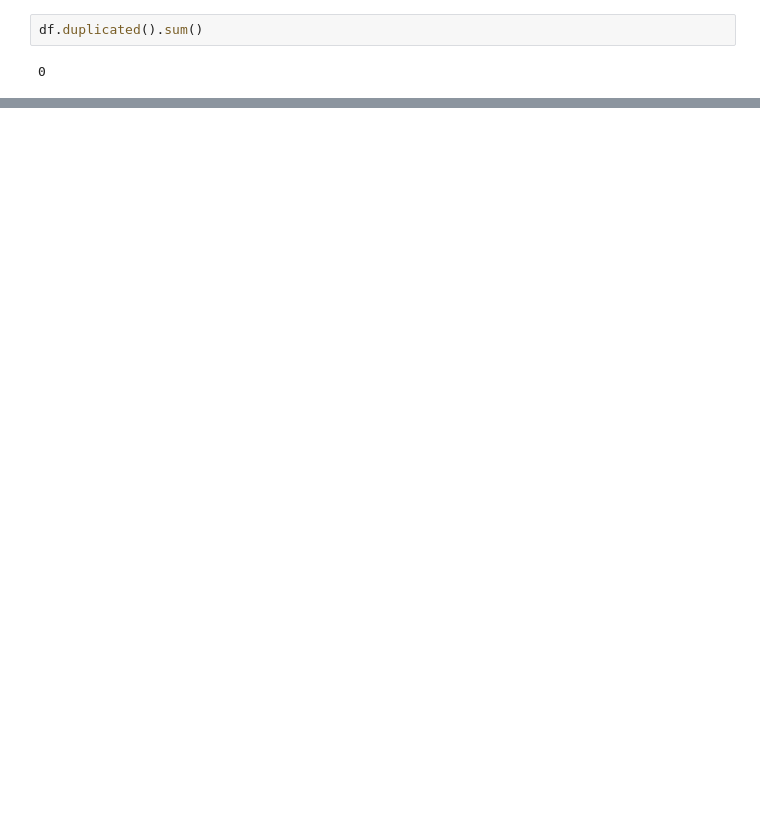
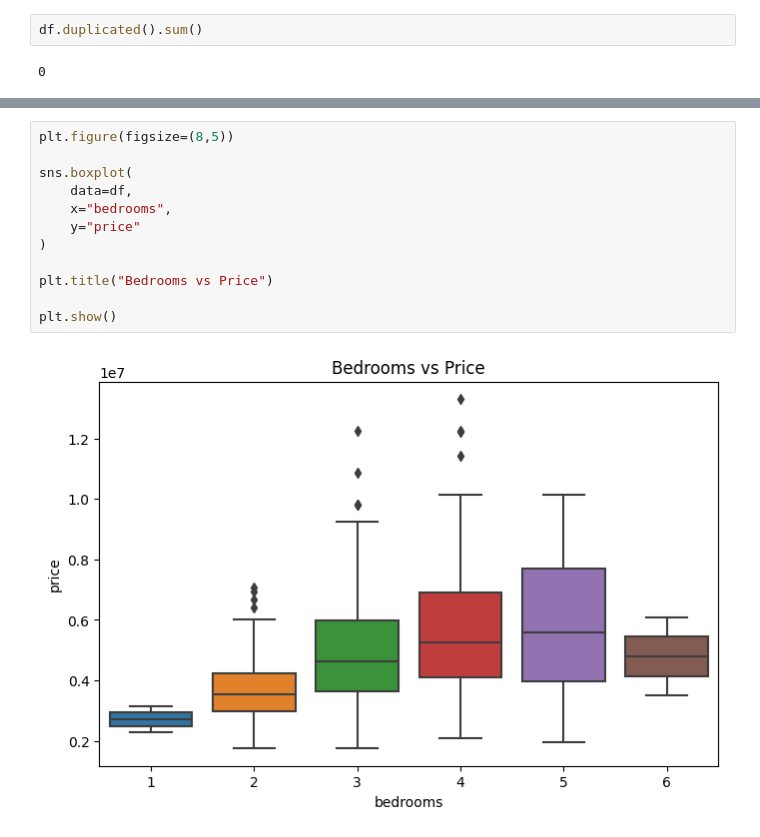
Before and after one commit to VinitaPatil2005/House-Price-Prediction-System, a Jupyter notebook: notebooks/01_EDA.ipynb, the cells around one changed output, grey strips where cells are left out. Saved outputs shown, nothing was run; the diff lists cells and outputs as text; blank space fills up the shorter version.

Commit message:
feat: implement data preprocessing

```diff
--- a/notebooks/01_EDA.ipynb
+++ b/notebooks/01_EDA.ipynb
@@ -107,0 +247,14 @@ df.head()
+# %%
+plt.figure(figsize=(8,5))
+
+sns.boxplot(
+    data=df,
+    x="bedrooms",
+    y="price"
+)
+
+plt.title("Bedrooms vs Price")
+
+plt.show()
+# %% [output]
+[figure, added]
```
Also changed, not shown: parts of 29 cells of this notebook, 1 other file.
